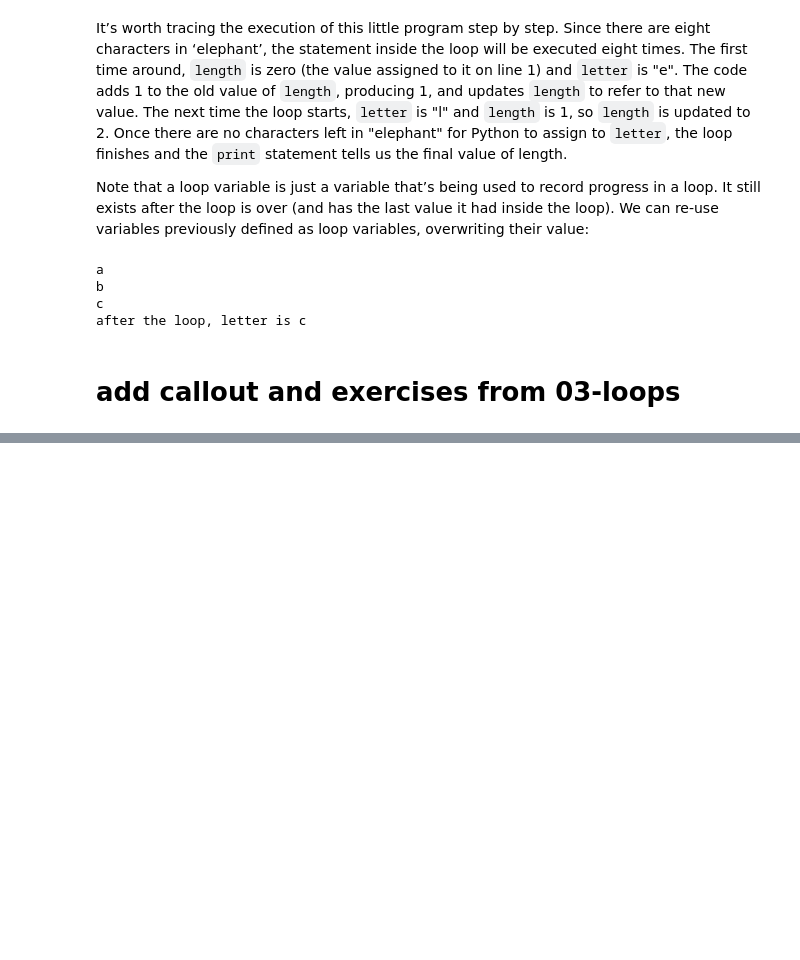
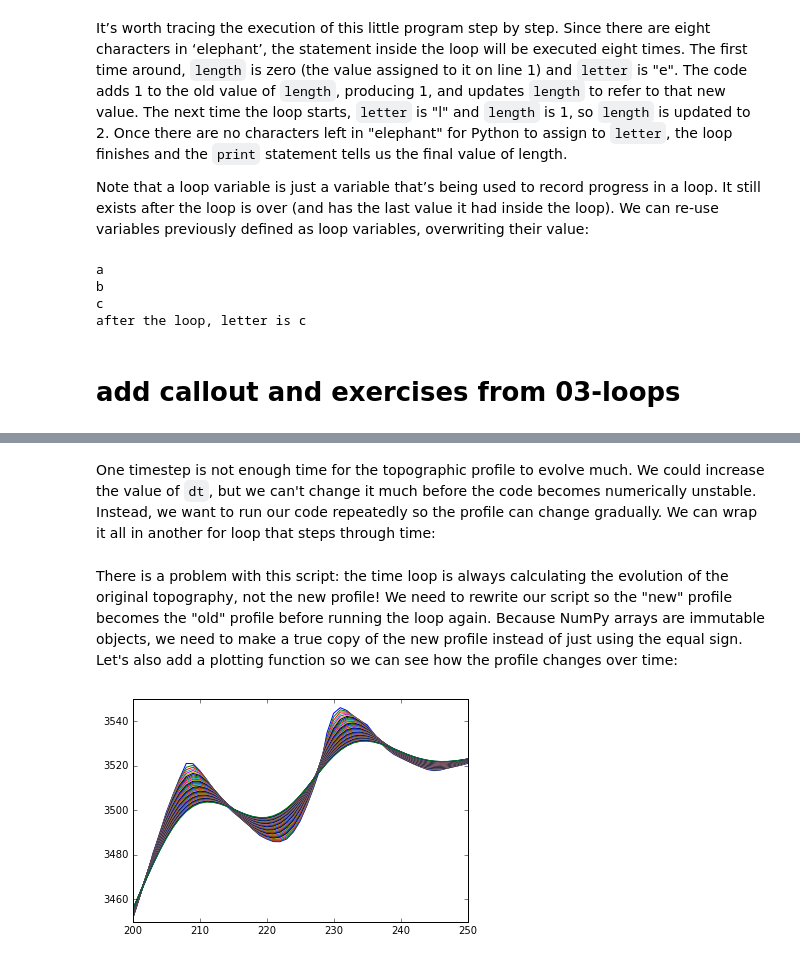
Before and after one commit to csdms/csdms-carpentry, a Jupyter notebook: lessons/python/04-models.ipynb, the cells around one changed output, grey strips where cells are left out. Saved outputs shown, nothing was run; the diff lists cells and outputs as text; code cells hidden in the pictures; blank space fills up the shorter version.

```diff
--- a/lessons/python/04-models.ipynb
+++ b/lessons/python/04-models.ipynb
@@ -179,0 +202,19 @@ after the loop, letter is c
+# %%
+import numpy as np
+from matplotlib import pyplot as plt
+%matplotlib inline
+
+topo = np.loadtxt('data/topo.asc', delimiter=',')
+profile = topo[:,120]
+
+K = 1
+dt = 1
+dx = 2 #meters
+
+newProfile = np.zeros_like(profile)
+
+newProfile[0] = profile[0]
+newProfile[-1] = profile[-1]
+
+for i in range(1,len(profile)-1):
+    newProfile[i] = profile[i] + K * dt * (profile[i+1] - 2 * profile[i] + profile[i-1]) / dx**2
@@ -179,0 +225,2 @@ after the loop, letter is c
+# %% [markdown]
+One timestep is not enough time for the topographic profile to evolve much. We could increase the value of `dt`, but we can't change it much before the code becomes numerically unstable. Instead, we want to run our code repeatedly so the profile can change gradually. We can wrap it all in another for loop that steps through time:
@@ -179,0 +250,35 @@ after the loop, letter is c
+# %% [markdown]
+There is a problem with this script: the time loop is always calculating the evolution of the original topography, not the new profile! We need to rewrite our script so the "new" profile becomes the "old" profile before running the loop again. Because NumPy arrays are immutable objects, we need to make a true copy of the new profile instead of just using the equal sign. Let's also add a plotting function so we can see how the profile changes over time:
+# %%
+import numpy as np
+from matplotlib import pyplot as plt
+%matplotlib inline
+
+topo = np.loadtxt('data/topo.asc', delimiter=',')
+profile = topo[:,120]
+
+K = 1
+dt = 1
+dx = 2 #meters
+
+maxt = 50
+
+plt.plot(profile, hold=True)
+
+for t in range(0,maxt,dt):
+
+    newProfile = np.zeros_like(profile)
+
+    newProfile[0] = profile[0]
+    newProfile[-1] = profile[-1]
+
+    for i in range(1,len(profile)-1):
+        newProfile[i] = profile[i] + K * dt * (profile[i+1] - 2 * profile[i] + profile[i-1]) / dx**2
+
+    profile = newProfile.copy()
+
+    plt.plot(profile)
+    plt.xlim((200,250))
+    plt.ylim((3450,3550))
+# %% [output]
+[figure, added]
```
Also changed, not shown: parts of 26 cells of this notebook.
